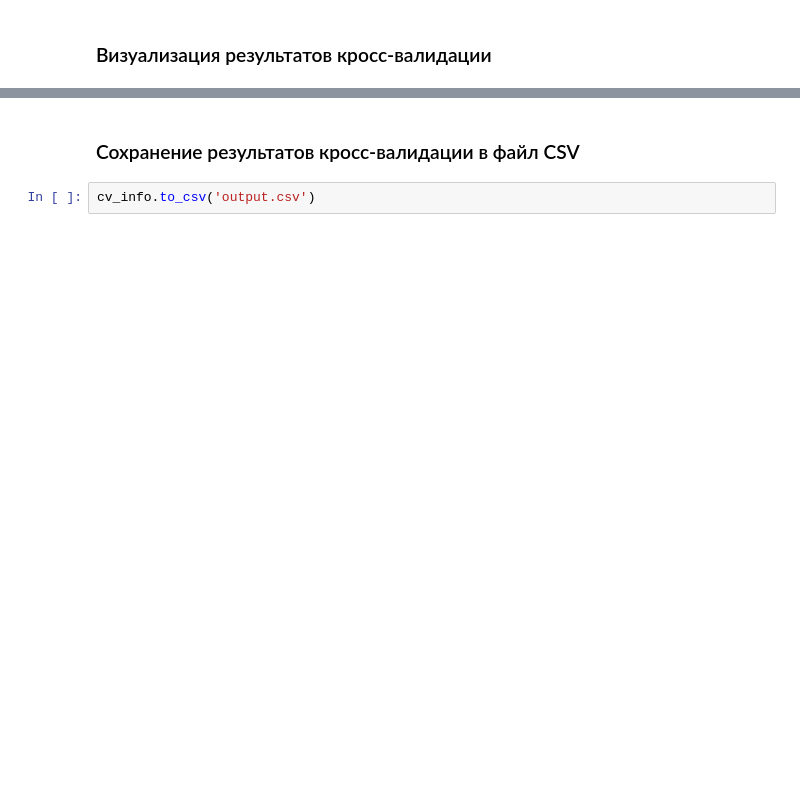
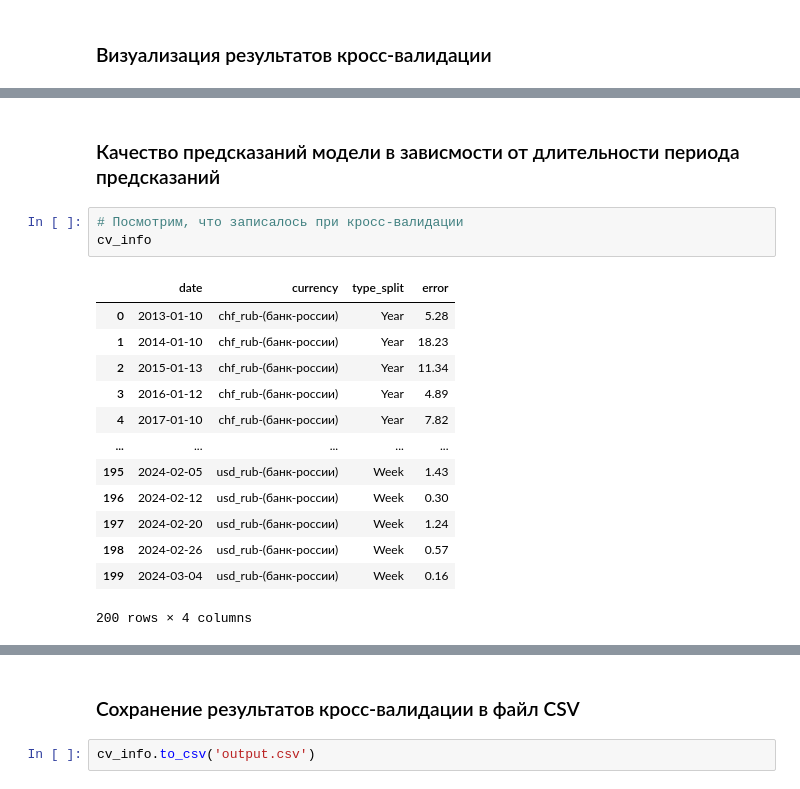
Before and after one commit to uc20100/Diplom-2024, a Jupyter notebook: diplom_2024.ipynb, the cells around one changed output, grey strips where cells are left out. Cells and saved outputs as stored; diff of their text form; blank space fills up the shorter version.

```diff
--- a/diplom_2024.ipynb
+++ b/diplom_2024.ipynb
@@ -680,0 +810,19 @@ plt.show()
+# %% [markdown]
+### Качество предсказаний модели в зависмости от длительности периода предсказаний <a class='anchor' id='kachestvo_'>
+# %%
+# Посмотрим, что записалось при кросс-валидации
+cv_info
+# %% [output]
+|  | date | currency | type_split | error |
+| 0 | 2013-01-10 | chf_rub-(банк-россии) | Year | 5.28 |
+| 1 | 2014-01-10 | chf_rub-(банк-россии) | Year | 18.23 |
+| 2 | 2015-01-13 | chf_rub-(банк-россии) | Year | 11.34 |
+| 3 | 2016-01-12 | chf_rub-(банк-россии) | Year | 4.89 |
+| 4 | 2017-01-10 | chf_rub-(банк-россии) | Year | 7.82 |
+| ... | ... | ... | ... | ... |
+| 195 | 2024-02-05 | usd_rub-(банк-россии) | Week | 1.43 |
+| 196 | 2024-02-12 | usd_rub-(банк-россии) | Week | 0.30 |
+| 197 | 2024-02-20 | usd_rub-(банк-россии) | Week | 1.24 |
+| 198 | 2024-02-26 | usd_rub-(банк-россии) | Week | 0.57 |
+| 199 | 2024-03-04 | usd_rub-(банк-россии) | Week | 0.16 |
+200 rows × 4 columns
```
Also changed, not shown: parts of 21 cells of this notebook.
